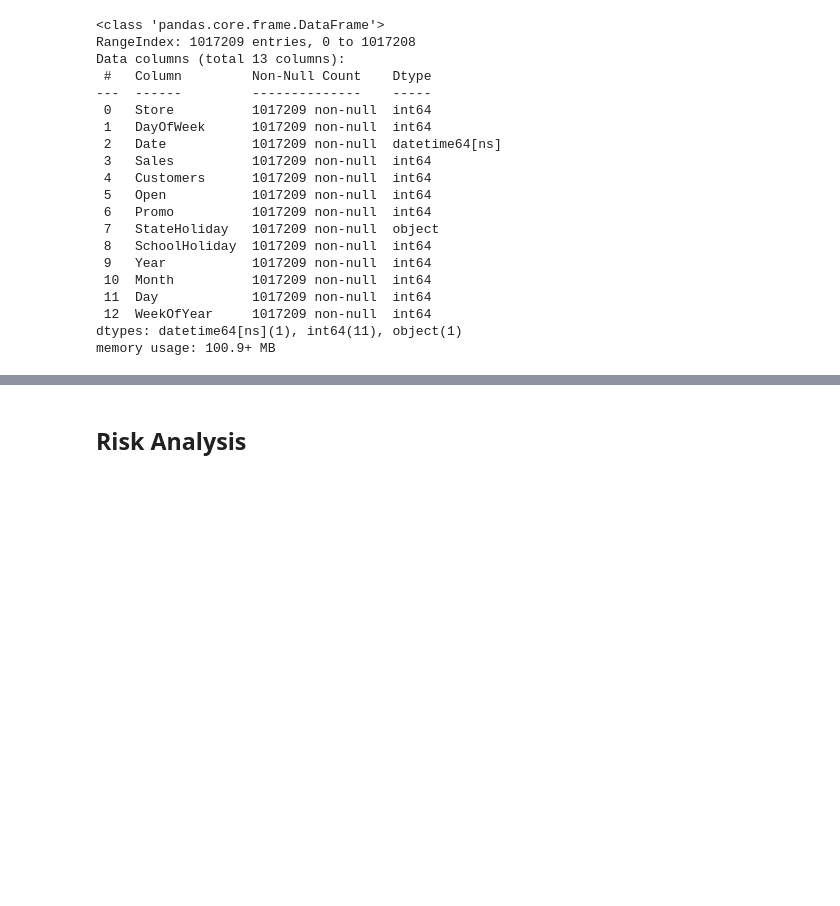
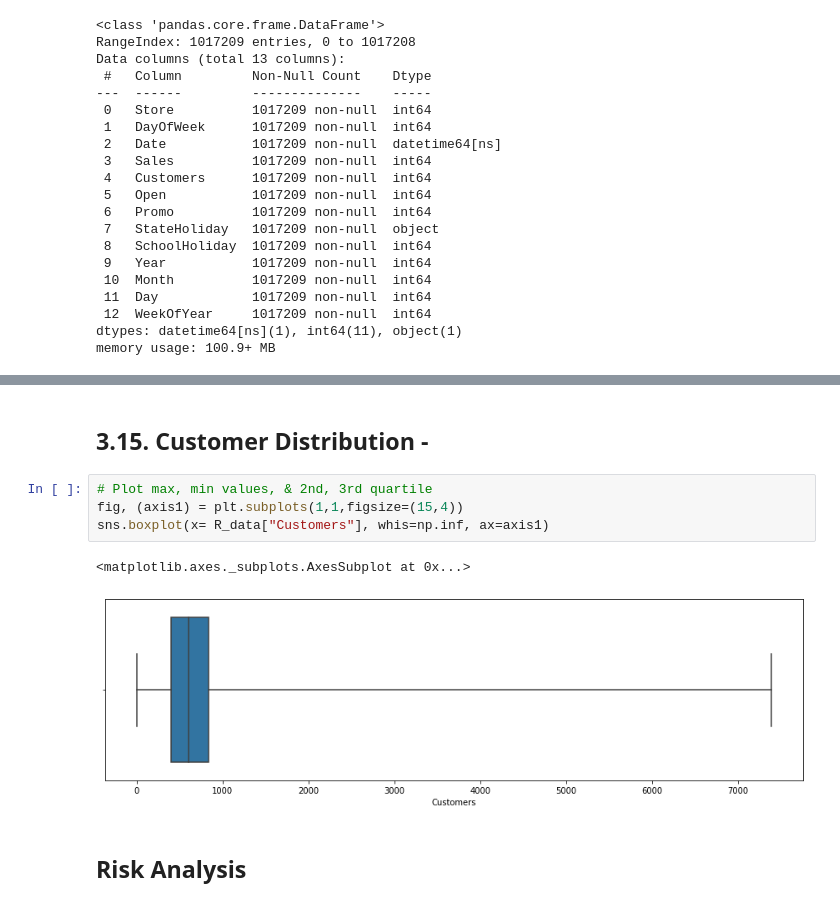
Before and after one commit to Team-AlmaBetter/Retail-Sales-Prediction, a Jupyter notebook: Rossmann_Sales_Prediction_Capstone_Project_ipynb.ipynb, the cells around one changed output, grey strips where cells are left out. Drawn from its saved outputs; the diff is of its cells as text; blank space fills up the shorter version.

```diff
--- a/Rossmann_Sales_Prediction_Capstone_Project_ipynb.ipynb
+++ b/Rossmann_Sales_Prediction_Capstone_Project_ipynb.ipynb
@@ -900,3 +904,12 @@ R_data["Sales"].plot(kind='hist',bins=70,xlim=(0,15000),ax=axis2)
+# %% [markdown]
+## 3.15. Customer Distribution  -
+# %%
+# Plot max, min values, & 2nd, 3rd quartile
+fig, (axis1) = plt.subplots(1,1,figsize=(15,4))
+sns.boxplot(x= R_data["Customers"], whis=np.inf, ax=axis1)
+# %% [output]
+<matplotlib.axes._subplots.AxesSubplot at 0x...>
+[figure, added]
 # %% [markdown]
 ## Risk Analysis
 # %%
```
Also changed, not shown: parts of 29 cells of this notebook.
